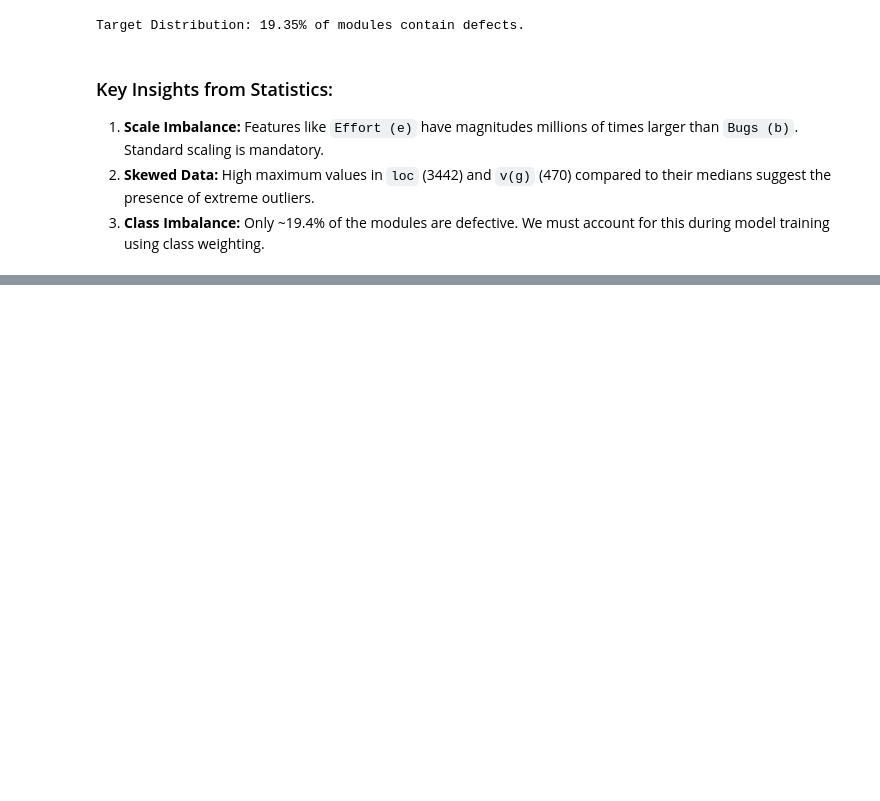
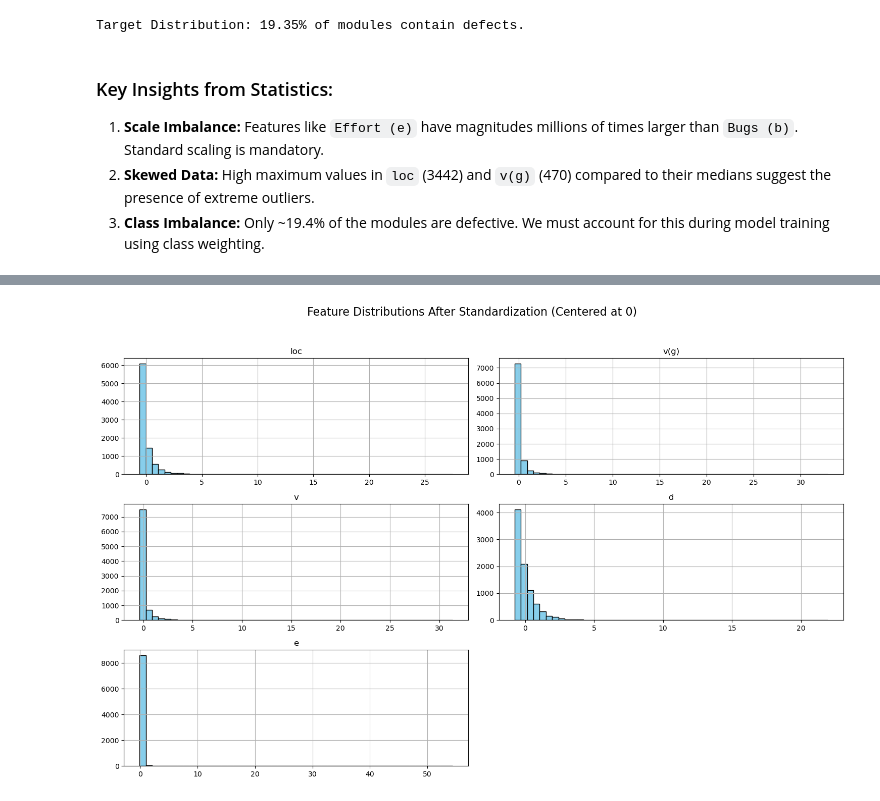
Before and after one commit to jubranodesign/ARTS, a Jupyter notebook: ml_predictor/train.ipynb, the cells around one changed output, grey strips where cells are left out. Saved outputs shown, nothing was run; the diff lists cells and outputs as text; code cells hidden in the pictures; blank space fills up the shorter version.

```diff
--- a/ml_predictor/train.ipynb
+++ b/ml_predictor/train.ipynb
@@ -138,0 +191,19 @@ Target Distribution: 19.35% of modules contain defects.
+# %%
+from sklearn.model_selection import train_test_split
+from sklearn.preprocessing import StandardScaler
+
+# 1. הפרדה ל-X ו-y (זכור שהורדנו את b)
+X = train.drop('defects', axis=1)
+y = train['defects']
+
+# 2. פיצול לסט אימון וסט בדיקה (20% לבדיקה)
+# השתמשנו ב-stratify=y בגלל חוסר האיזון (19% באגים)
+X_train, X_test, y_train, y_test = train_test_split(X, y, test_size=0.2, random_state=42, stratify=y)
+
+# 3. נרמול הנתונים - קריטי בגלל ההבדלים שראינו ב-Describe
+scaler = StandardScaler()
+X_train_scaled = scaler.fit_transform(X_train)
+X_test_scaled = scaler.transform(X_test)
+
+print(f"Training set size: {X_train.shape[0]} samples")
+print(f"Testing set size: {X_test.shape[0]} samples")
@@ -138,0 +213,11 @@ Target Distribution: 19.35% of modules contain defects.
+# %%
+# המרה של המערך המנורמל חזרה ל-DataFrame כדי שיהיה נוח להסתכל
+X_train_scaled_train = pd.DataFrame(X_train_scaled, columns=X.columns)
+
+# הצגת 5 השורות הראשונות
+print("--- Data After Standard Scaling (X_train_scaled) ---")
+display(X_train_scaled_train.head())
+
+# הצגת סטטיסטיקה של הנתונים המנורמלים
+print("\n--- Statistics After Scaling ---")
+display(X_train_scaled_train.describe().round(2))
@@ -138,0 +250,8 @@ Target Distribution: 19.35% of modules contain defects.
+# %%
+# היסטוגרמות של הנתונים המנורמלים
+X_train_scaled_train.hist(bins=50, figsize=(15, 10), color='skyblue', edgecolor='black')
+plt.suptitle('Feature Distributions After Standardization (Centered at 0)', fontsize=16)
+plt.tight_layout(rect=[0, 0.03, 1, 0.95])
+plt.show()
+# %% [output]
+[figure, added]
```
Also changed, not shown: parts of 16 cells of this notebook, 1 other file.
